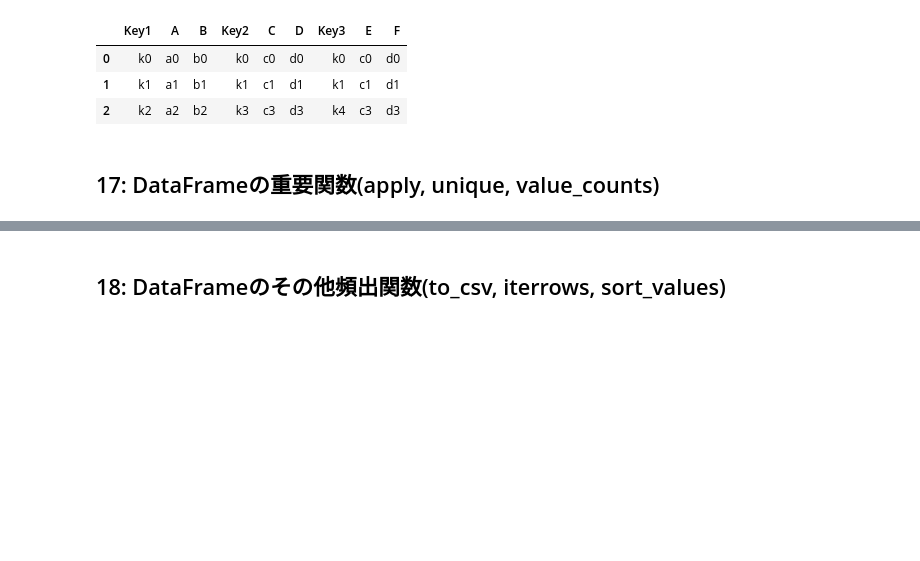
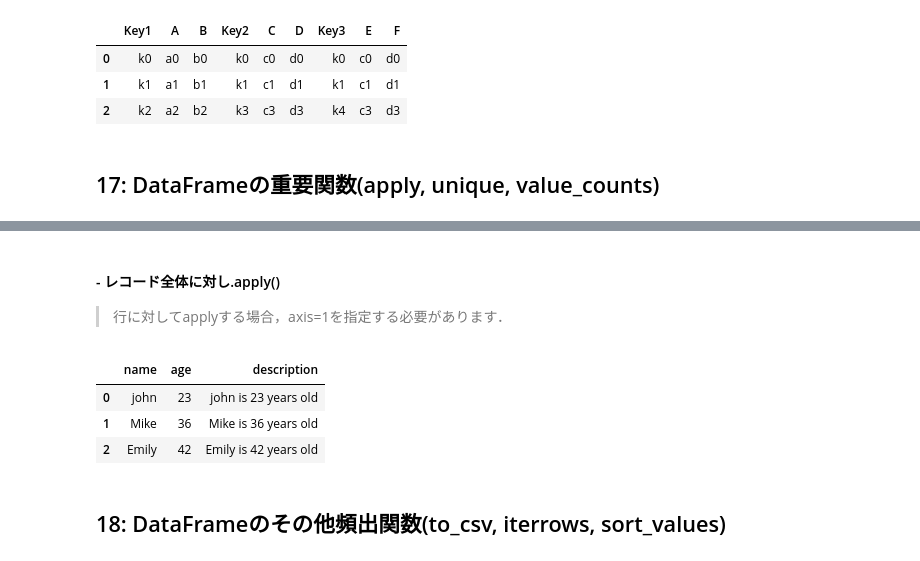
Before and after one commit to GitHiru/ml_academic, a Jupyter notebook: kind_study/kame/kame_ds_3_pandas.ipynb, the cells around one changed output, grey strips where cells are left out. Saved outputs shown, nothing was run; the diff lists cells and outputs as text; code cells hidden in the pictures; blank space fills up the shorter version.

```diff
--- a/kind_study/kame/kame_ds_3_pandas.ipynb
+++ b/kind_study/kame/kame_ds_3_pandas.ipynb
@@ -850,3 +939,16 @@ df1.join([df2, df3])
+# %% [markdown]
+#### - レコード全体に対し.apply()
+> 行に対してapplyする場合，axis=1を指定する必要があります．
+# %%
+df = pd.DataFrame({ 'name': ['john', 'Mike', 'Emily'],
+                    'age': ['23', '36', '42']})
+df['description'] = df.apply(lambda row: '{} is {} years old'.format(row['name'], row['age']), axis=1)
+df
+# %% [output]
+|  | name | age | description |
+| 0 | john | 23 | john is 23 years old |
+| 1 | Mike | 36 | Mike is 36 years old |
+| 2 | Emily | 42 | Emily is 42 years old |
 # %% [markdown]
 ## 18: DataFrameのその他頻出関数(to_csv, iterrows, sort_values)
 # %% [markdown]
```
Also changed, not shown: parts of 15 cells of this notebook.
